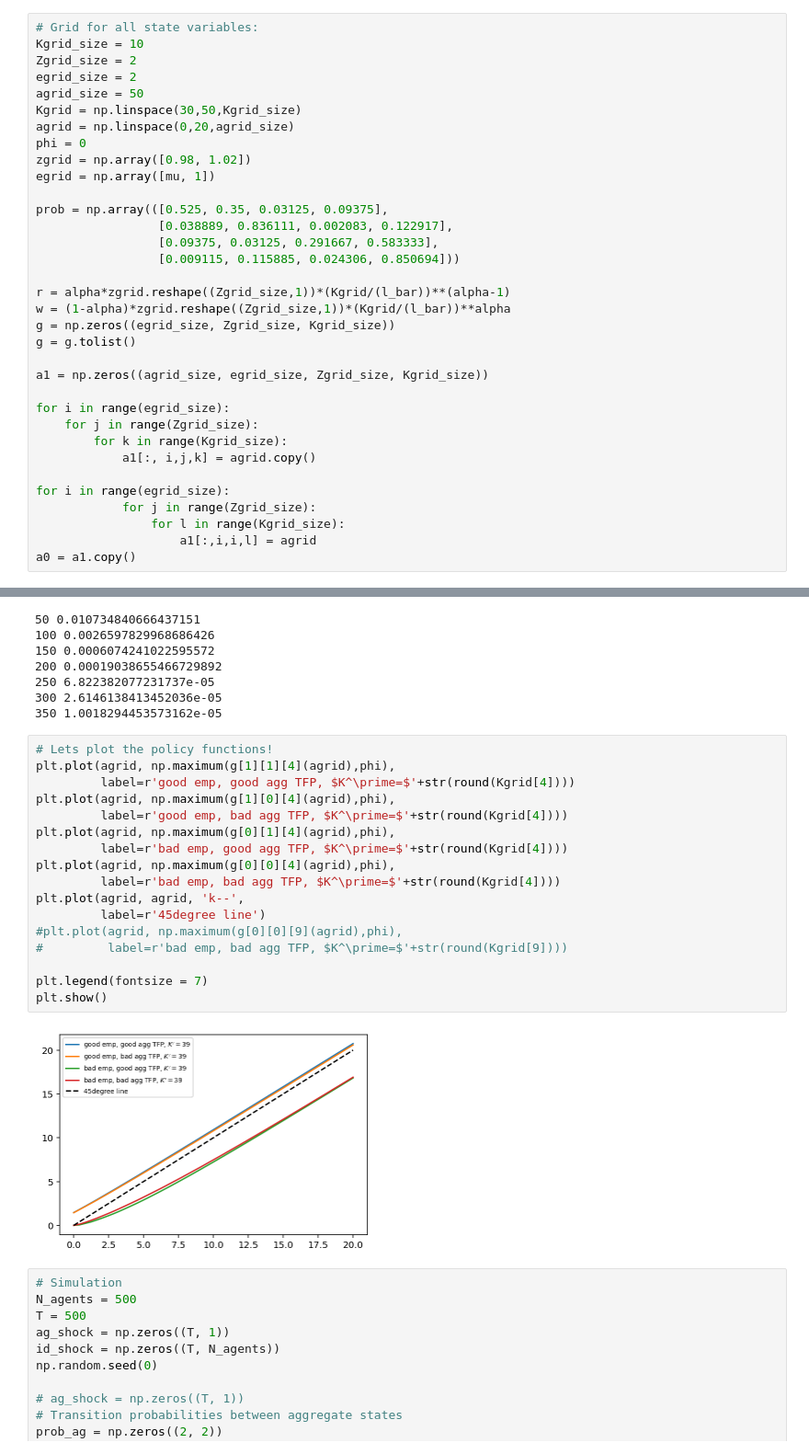
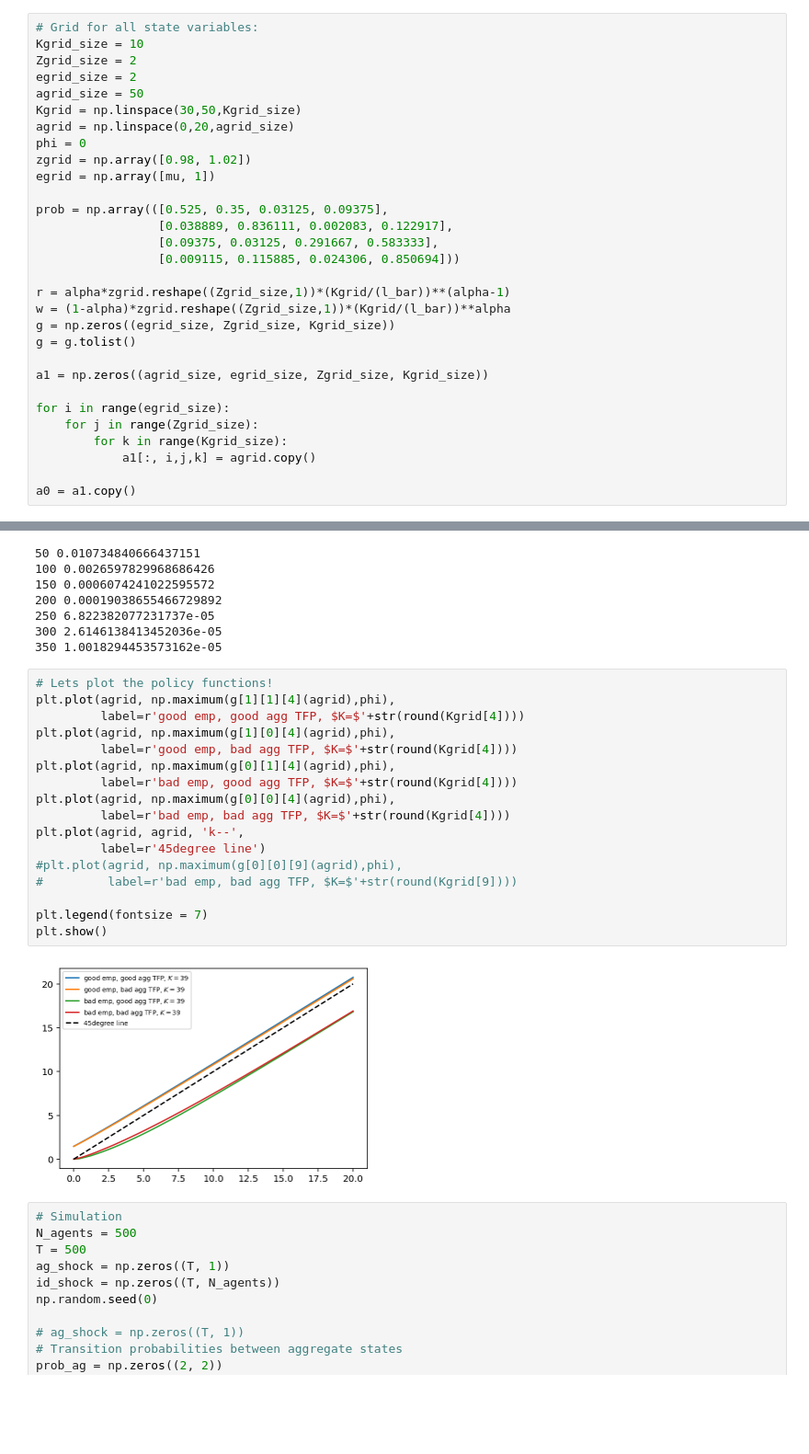
Before and after one commit to jbduarte/Computational-Methods-in-Macro, a Jupyter notebook: 5- Incomplete Markets + Aggregate Uncertainty Models/Krusell_Smith.ipynb, the cells around one changed output, grey strips where cells are left out. Shown at 92% size. Drawn from its saved outputs; the diff is of its cells as text; blank space fills up the shorter version.

```diff
--- a/5- Incomplete Markets + Aggregate Uncertainty Models/Krusell_Smith.ipynb
+++ b/5- Incomplete Markets + Aggregate Uncertainty Models/Krusell_Smith.ipynb
@@ -136,10 +136,6 @@ for i in range(egrid_size):
         for k in range(Kgrid_size):
             a1[:, i,j,k] = agrid.copy()
 
-for i in range(egrid_size):
-            for j in range(Zgrid_size):
-                for l in range(Kgrid_size):
-                    a1[:,i,i,l] = agrid
 a0 = a1.copy()
 # %%
 # 2. Solve HHs problem given prices
@@ -199,22 +195,22 @@ g = EGM(B)
 # %%
 # Lets plot the policy functions!
 plt.plot(agrid, np.maximum(g[1][1][4](agrid),phi),
-         label=r'good emp, good agg TFP, $K^\prime=$'+str(round(Kgrid[4])))
+         label=r'good emp, good agg TFP, $K=$'+str(round(Kgrid[4])))
 plt.plot(agrid, np.maximum(g[1][0][4](agrid),phi),
-         label=r'good emp, bad agg TFP, $K^\prime=$'+str(round(Kgrid[4])))
+         label=r'good emp, bad agg TFP, $K=$'+str(round(Kgrid[4])))
 plt.plot(agrid, np.maximum(g[0][1][4](agrid),phi),
-         label=r'bad emp, good agg TFP, $K^\prime=$'+str(round(Kgrid[4])))
+         label=r'bad emp, good agg TFP, $K=$'+str(round(Kgrid[4])))
 plt.plot(agrid, np.maximum(g[0][0][4](agrid),phi),
-         label=r'bad emp, bad agg TFP, $K^\prime=$'+str(round(Kgrid[4])))
+         label=r'bad emp, bad agg TFP, $K=$'+str(round(Kgrid[4])))
 plt.plot(agrid, agrid, 'k--',
          label=r'45degree line')
 #plt.plot(agrid, np.maximum(g[0][0][9](agrid),phi),
-#         label=r'bad emp, bad agg TFP, $K^\prime=$'+str(round(Kgrid[9])))
+#         label=r'bad emp, bad agg TFP, $K=$'+str(round(Kgrid[9])))
 
 plt.legend(fontsize = 7)
 plt.show()
 # %% [output]
-[figure, old version]
+[figure, new version]
 # %%
 # Simulation
 N_agents = 500
```
Also changed, not shown: parts of 2 cells of this notebook, 2 other files.
